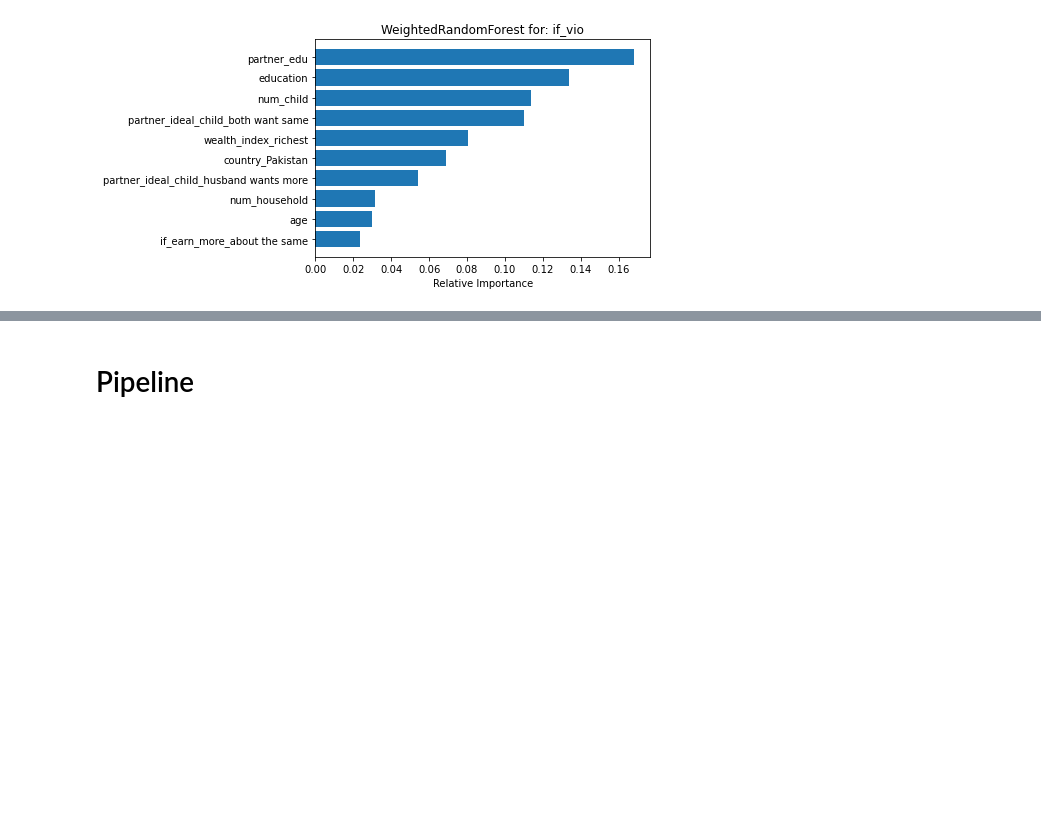
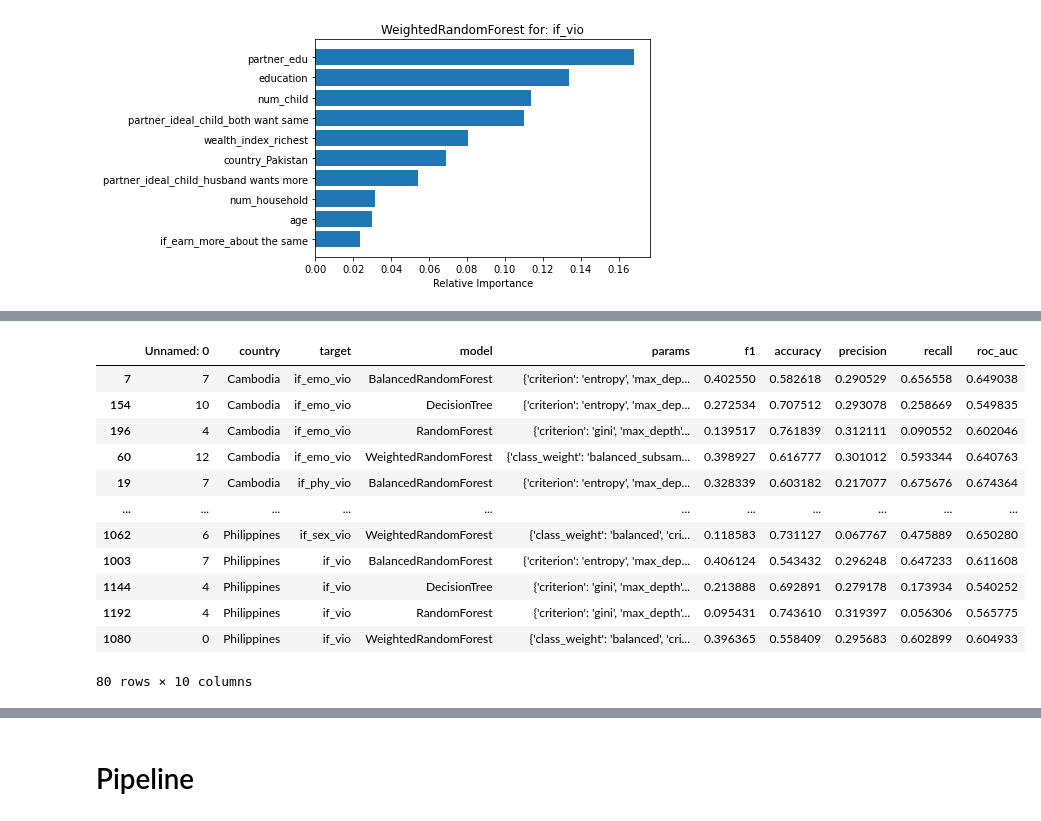
Before and after one commit to keiraou/ML-final-project, a Jupyter notebook: Tree_ensembles_analysis.ipynb, the cells around one changed output, grey strips where cells are left out. Drawn from its saved outputs; the diff is of its cells as text; code cells hidden in the pictures; blank space fills up the shorter version.

```diff
--- a/Tree_ensembles_analysis.ipynb
+++ b/Tree_ensembles_analysis.ipynb
@@ -305,0 +325,19 @@ best_models.to_csv('model_result/best_model_test_result_tree_5combined')
+# %%
+idx = model_result_seperate.groupby(['country','target', 'model'])['f1'].idxmax()
+# model_result_merged.loc[idx, ['target','model', 'params', 'f1']]
+best_models = model_result_seperate.loc[idx,:]
+best_models
+# %% [output]
+|  | Unnamed: 0 | country | target | model | params | f1 | accuracy | precision | recall | roc_auc |
+| 7 | 7 | Cambodia | if_emo_vio | BalancedRandomForest | {'criterion': 'entropy', 'max_dep... | 0.402550 | 0.582618 | 0.290529 | 0.656558 | 0.649038 |
+| 154 | 10 | Cambodia | if_emo_vio | DecisionTree | {'criterion': 'entropy', 'max_dep... | 0.272534 | 0.707512 | 0.293078 | 0.258669 | 0.549835 |
+| 196 | 4 | Cambodia | if_emo_vio | RandomForest | {'criterion': 'gini', 'max_depth'... | 0.139517 | 0.761839 | 0.312111 | 0.090552 | 0.602046 |
+| 60 | 12 | Cambodia | if_emo_vio | WeightedRandomForest | {'class_weight': 'balanced_subsam... | 0.398927 | 0.616777 | 0.301012 | 0.593344 | 0.640763 |
+| 19 | 7 | Cambodia | if_phy_vio | BalancedRandomForest | {'criterion': 'entropy', 'max_dep... | 0.328339 | 0.603182 | 0.217077 | 0.675676 | 0.674364 |
+| ... | ... | ... | ... | ... | ... | ... | ... | ... | ... | ... |
+| 1062 | 6 | Philippines | if_sex_vio | WeightedRandomForest | {'class_weight': 'balanced', 'cri... | 0.118583 | 0.731127 | 0.067767 | 0.475889 | 0.650280 |
+| 1003 | 7 | Philippines | if_vio | BalancedRandomForest | {'criterion': 'entropy', 'max_dep... | 0.406124 | 0.543432 | 0.296248 | 0.647233 | 0.611608 |
+| 1144 | 4 | Philippines | if_vio | DecisionTree | {'criterion': 'gini', 'max_depth'... | 0.213888 | 0.692891 | 0.279178 | 0.173934 | 0.540252 |
+| 1192 | 4 | Philippines | if_vio | RandomForest | {'criterion': 'gini', 'max_depth'... | 0.095431 | 0.743610 | 0.319397 | 0.056306 | 0.565775 |
+| 1080 | 0 | Philippines | if_vio | WeightedRandomForest | {'class_weight': 'balanced', 'cri... | 0.396365 | 0.558409 | 0.295683 | 0.602899 | 0.604933 |
+80 rows × 10 columns
```
Also changed, not shown: parts of 35 cells of this notebook.
